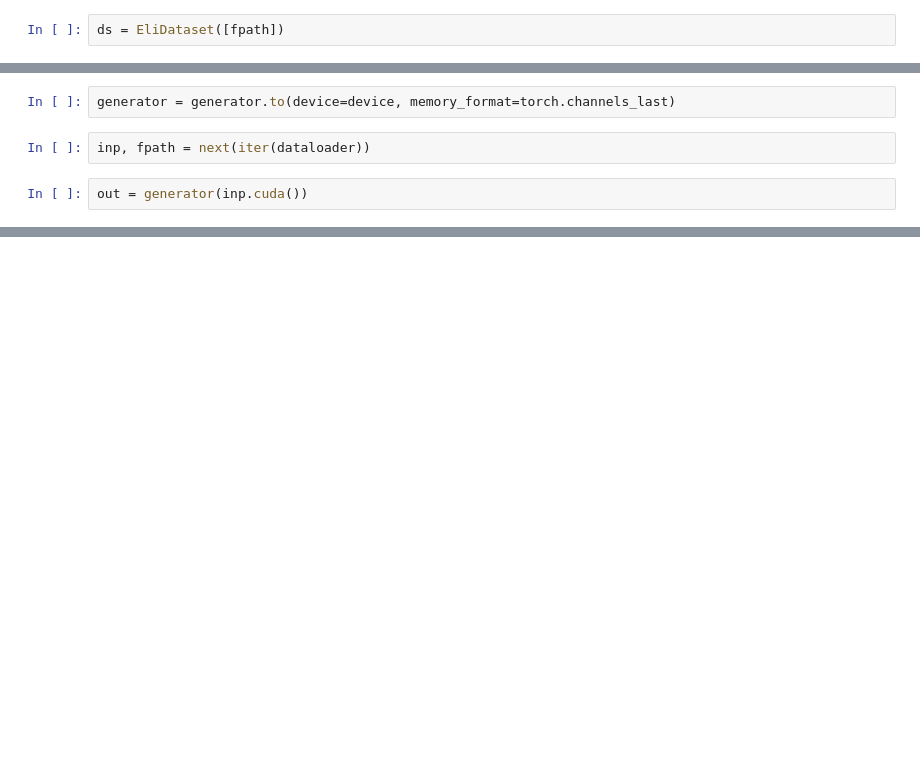
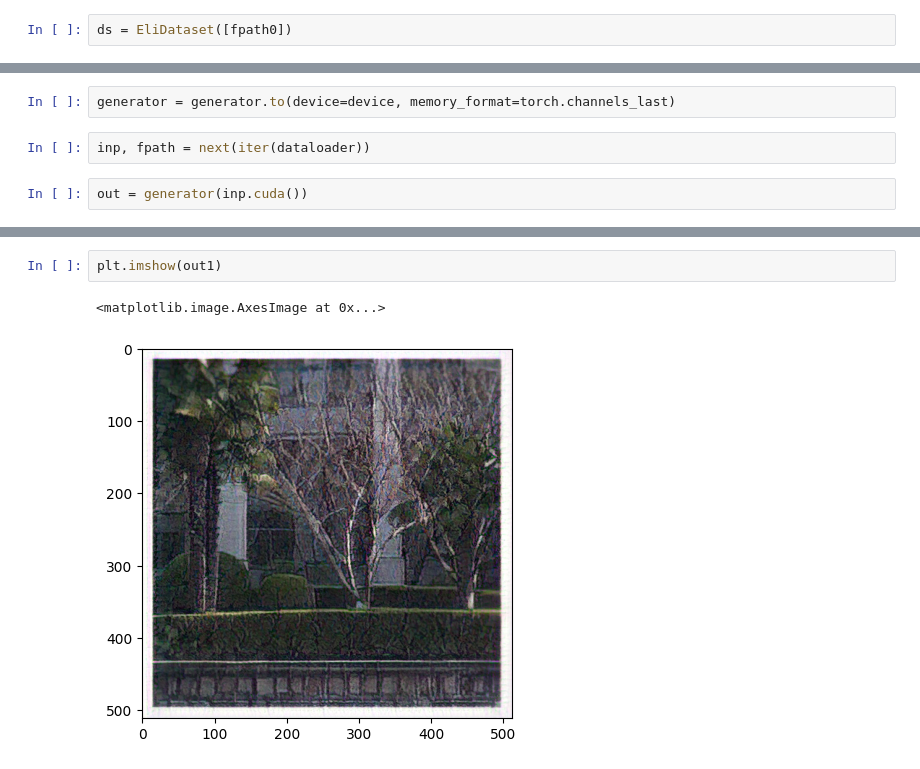
Before and after one commit to Lemba13/PurifyPixels, a Jupyter notebook: PurifyPixels/notebooks/eliminate.ipynb, the cells around one changed output, grey strips where cells are left out. Drawn from its saved outputs; the diff is of its cells as text; blank space fills up the shorter version.

```diff
--- a/PurifyPixels/notebooks/eliminate.ipynb
+++ b/PurifyPixels/notebooks/eliminate.ipynb
@@ -11,5 +24,5 @@ fpath = '/home/ching/project/PurifyData/encoded_img/00018_encoded.png'
 # %%
-ds = EliDataset([fpath])
+ds = EliDataset([fpath0])
 # %%
 dataloader = DataLoader(ds,
                     batch_size=4,
@@ -35,0 +60,5 @@ plt.imshow(out.detach().cpu().squeeze(0).permute(1,2,0).numpy())
+# %%
+plt.imshow(out1)
+# %% [output]
+<matplotlib.image.AxesImage at 0x...>
+[figure, added]
```
Also changed, not shown: parts of 10 cells of this notebook, 2 other files.
